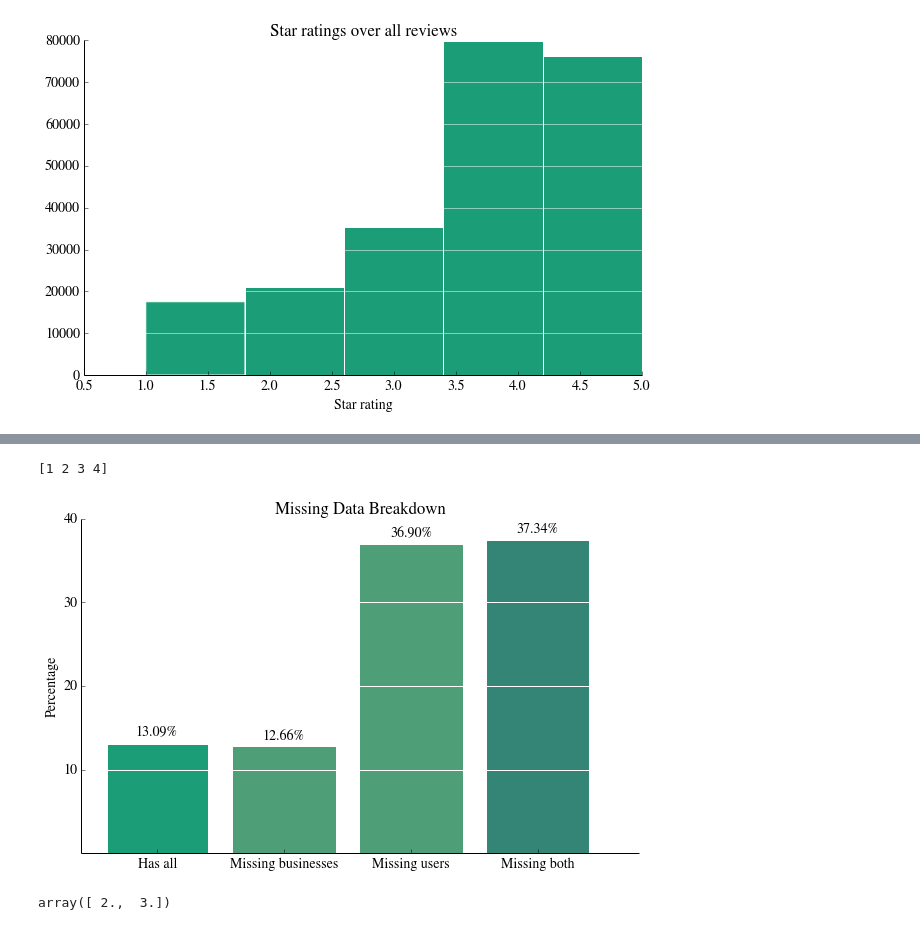
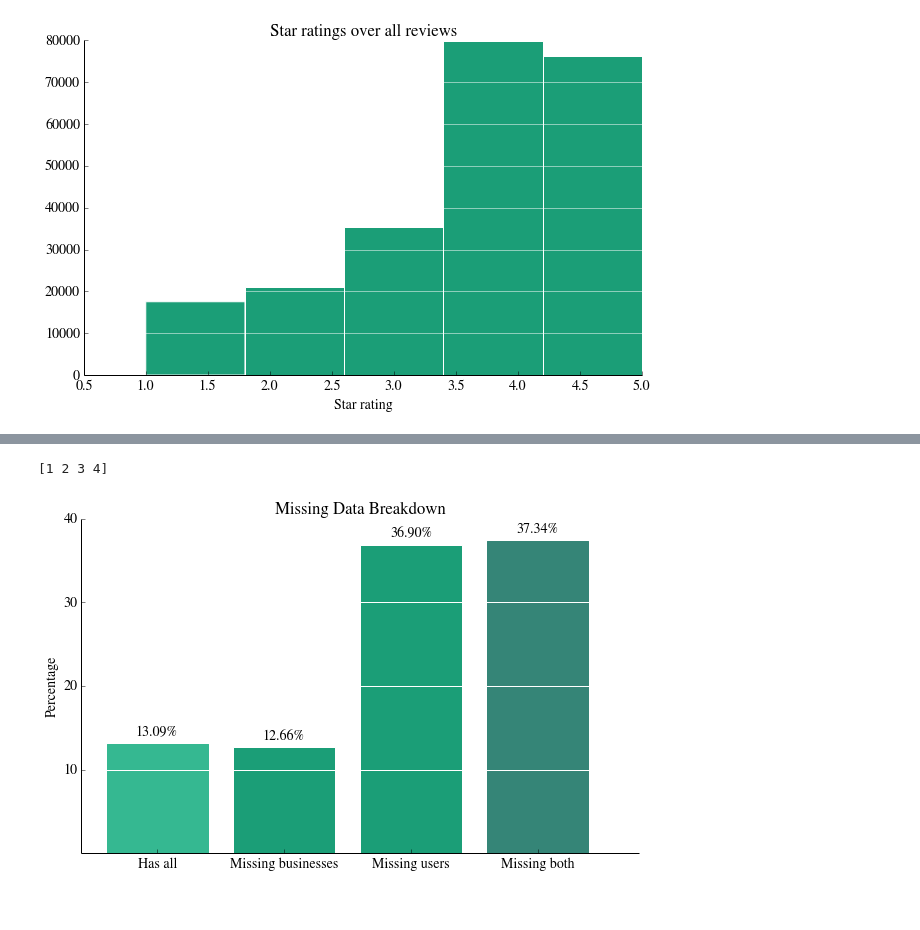
Before and after one commit to s-ramaswamy/CS-229-project, a Jupyter notebook: Visualizations.ipynb, the cells around one changed output, grey strips where cells are left out. Saved outputs shown, nothing was run; the diff lists cells and outputs as text; code cells hidden in the pictures.

```diff
--- a/Visualizations.ipynb
+++ b/Visualizations.ipynb
@@ -155,34 +155,30 @@ missing_none_df.head()
 | 9559 | aX4uzK16fG9guQocVVwcWA | SYFp7Ig1t_WZdlQyLQbXQA | review | q_EnzoEIHLqmsGIQMIuyjQ | [Car Wash, Automotive] | Phoenix | 4402 E Indian School Rd\nPhoenix,... | 33.494874 | ... |
 # %%
 # visualize the percentage of the missing data
+# This is the greatest bar chart you've ever seen in your life
 percentages = np.array([len(missing_none), len(missing_business_index),
                         len(missing_user_index), len(missing_both_index)])/float(len(df_index)) * 100
 width = 0.4
 ind = np.array(range(1,5))
 print ind
 labels = ['Has all','Missing businesses','Missing users', 'Missing both']
 
 barlist = plt.bar(ind, percentages)
 plt.grid(axis='y', color='white', linestyle='-', lw=1)
 plt.yticks([10,20,30,40])
 plt.ylabel('Percentage')
 plt.title('Missing Data Breakdown')
 
 fmt = plt.ScalarFormatter(useOffset=False)
 plt.gca().xaxis.set_major_formatter(fmt)
 plt.xlim(0.8, 5.2)
 plt.xticks(ind+width, labels )
 remove_border()
 
 for x, y in zip(ind, percentages):
     plt.annotate(("%.2f" + '%%') % y, (x+width, y + 1), ha='center')
-barlist[1].set_color((0.30588235294117647, 0.6196078431372549, 0.4666666666666667))
-barlist[2].set_color((0.30588235294117647, 0.6196078431372549, 0.4666666666666667))
+barlist[0].set_color((0.20588235294117647, 0.7196078431372549, 0.5666666666666667))
 barlist[3].set_color((0.20588235294117647, 0.5196078431372549, 0.4666666666666667))
 # %% [output]
 [1 2 3 4]
-[figure, old version]
+[figure, new version]
-# %%
-np.array([4,6]) /2.0
-# %% [output]
-array([ 2.,  3.])
```
Also changed, not shown: parts of 5 cells of this notebook.
